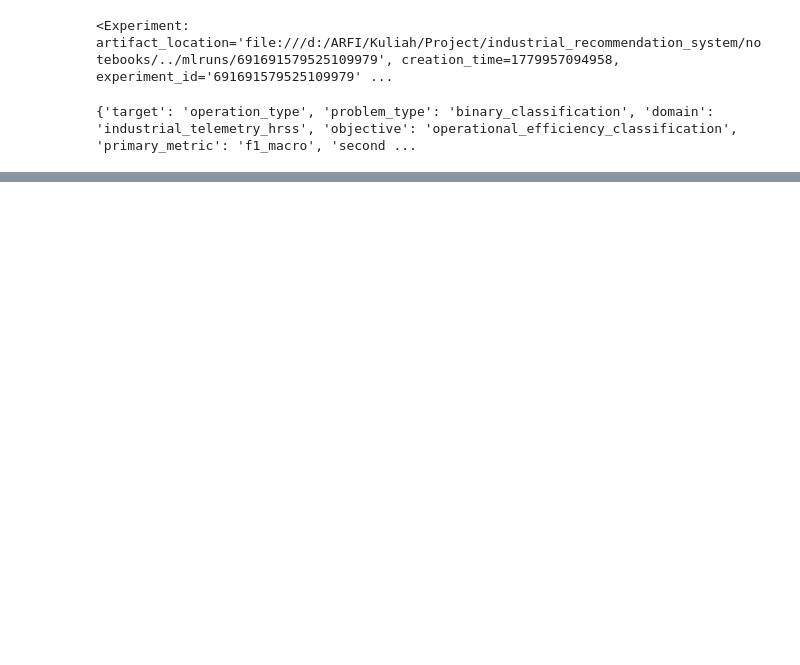
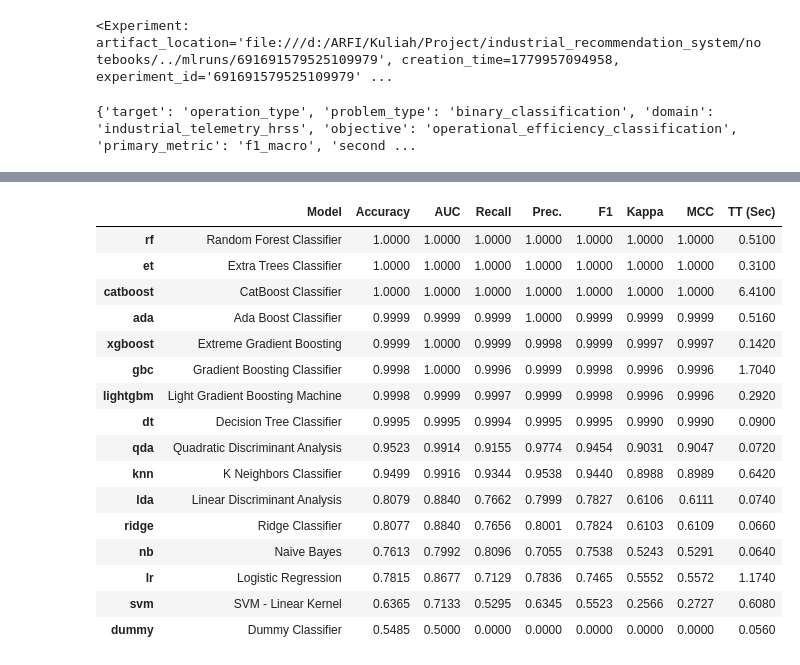
Before and after one commit to Arfiadi/HRSS-recommendation-system, a Jupyter notebook: experiments/notebooks/03_model_experiments.ipynb, the cells around one changed output, grey strips where cells are left out. Drawn from its saved outputs; the diff is of its cells as text; code cells hidden in the pictures; blank space fills up the shorter version.

Commit message:
fix(mlops): fix target leakage on operation_name, refactor model experiments to PyCaret OO API, add index=False setup parameter, and update data splits

```diff
--- a/experiments/notebooks/03_model_experiments.ipynb
+++ b/experiments/notebooks/03_model_experiments.ipynb
@@ -6,2 +8,10 @@ from sklearn.model_selection import train_test_split
 
 import mlflow
+# %%
+# Muat konfigurasi model
+with open('../../configs/model_config.yaml', 'r') as file:
+    config = yaml.safe_load(file)
+
+print(f"Target: {config['target_column']}")
+print(f"Test Size: {config['test_size']}")
+print(f"Random Seed: {config['random_seed']}")
@@ -180,0 +232,17 @@ ENGINEERED:
+# %%
+# ============================================================
+# PYCARET EXPERIMENT - RAW DATA
+# ============================================================
+print("Memulai PyCaret Experiment untuk RAW DATA...")
+
+exp_raw = ClassificationExperiment()
+exp_raw.setup(
+    data=train_data_raw,
+    test_data=test_data_raw,
+    target=config['target_column'],
+    session_id=config['random_seed'],
+    experiment_name="HRSS_RAW_Baseline",
+    log_experiment=True,
+    log_plots=True,
+    index=False
+)
@@ -180,0 +269,4 @@ ENGINEERED:
+# %%
+# Membandingkan model
+best_model_raw = exp_raw.compare_models(fold=config['pycaret']['fold'], sort=config['pycaret']['sort_metric'])
+# %% [output]
@@ -180,0 +274,17 @@ ENGINEERED:
+|  | Model | Accuracy | AUC | Recall | Prec. | F1 | Kappa | MCC | TT (Sec) |
+| rf | Random Forest Classifier | 1.0000 | 1.0000 | 1.0000 | 1.0000 | 1.0000 | 1.0000 | 1.0000 | 0.5100 |
+| et | Extra Trees Classifier | 1.0000 | 1.0000 | 1.0000 | 1.0000 | 1.0000 | 1.0000 | 1.0000 | 0.3100 |
+| catboost | CatBoost Classifier | 1.0000 | 1.0000 | 1.0000 | 1.0000 | 1.0000 | 1.0000 | 1.0000 | 6.4100 |
+| ada | Ada Boost Classifier | 0.9999 | 0.9999 | 0.9999 | 1.0000 | 0.9999 | 0.9999 | 0.9999 | 0.5160 |
+| xgboost | Extreme Gradient Boosting | 0.9999 | 1.0000 | 0.9999 | 0.9998 | 0.9999 | 0.9997 | 0.9997 | 0.1420 |
+| gbc | Gradient Boosting Classifier | 0.9998 | 1.0000 | 0.9996 | 0.9999 | 0.9998 | 0.9996 | 0.9996 | 1.7040 |
+| lightgbm | Light Gradient Boosting Machine | 0.9998 | 0.9999 | 0.9997 | 0.9999 | 0.9998 | 0.9996 | 0.9996 | 0.2920 |
+| dt | Decision Tree Classifier | 0.9995 | 0.9995 | 0.9994 | 0.9995 | 0.9995 | 0.9990 | 0.9990 | 0.0900 |
+| qda | Quadratic Discriminant Analysis | 0.9523 | 0.9914 | 0.9155 | 0.9774 | 0.9454 | 0.9031 | 0.9047 | 0.0720 |
+| knn | K Neighbors Classifier | 0.9499 | 0.9916 | 0.9344 | 0.9538 | 0.9440 | 0.8988 | 0.8989 | 0.6420 |
+| lda | Linear Discriminant Analysis | 0.8079 | 0.8840 | 0.7662 | 0.7999 | 0.7827 | 0.6106 | 0.6111 | 0.0740 |
+| ridge | Ridge Classifier | 0.8077 | 0.8840 | 0.7656 | 0.8001 | 0.7824 | 0.6103 | 0.6109 | 0.0660 |
+| nb | Naive Bayes | 0.7613 | 0.7992 | 0.8096 | 0.7055 | 0.7538 | 0.5243 | 0.5291 | 0.0640 |
+| lr | Logistic Regression | 0.7815 | 0.8677 | 0.7129 | 0.7836 | 0.7465 | 0.5552 | 0.5572 | 1.1740 |
+| svm | SVM - Linear Kernel | 0.6365 | 0.7133 | 0.5295 | 0.6345 | 0.5523 | 0.2566 | 0.2727 | 0.6080 |
+| dummy | Dummy Classifier | 0.5485 | 0.5000 | 0.0000 | 0.0000 | 0.0000 | 0.0000 | 0.0000 | 0.0560 |
```
Also changed, not shown: parts of 19 cells of this notebook, 11 other files.
